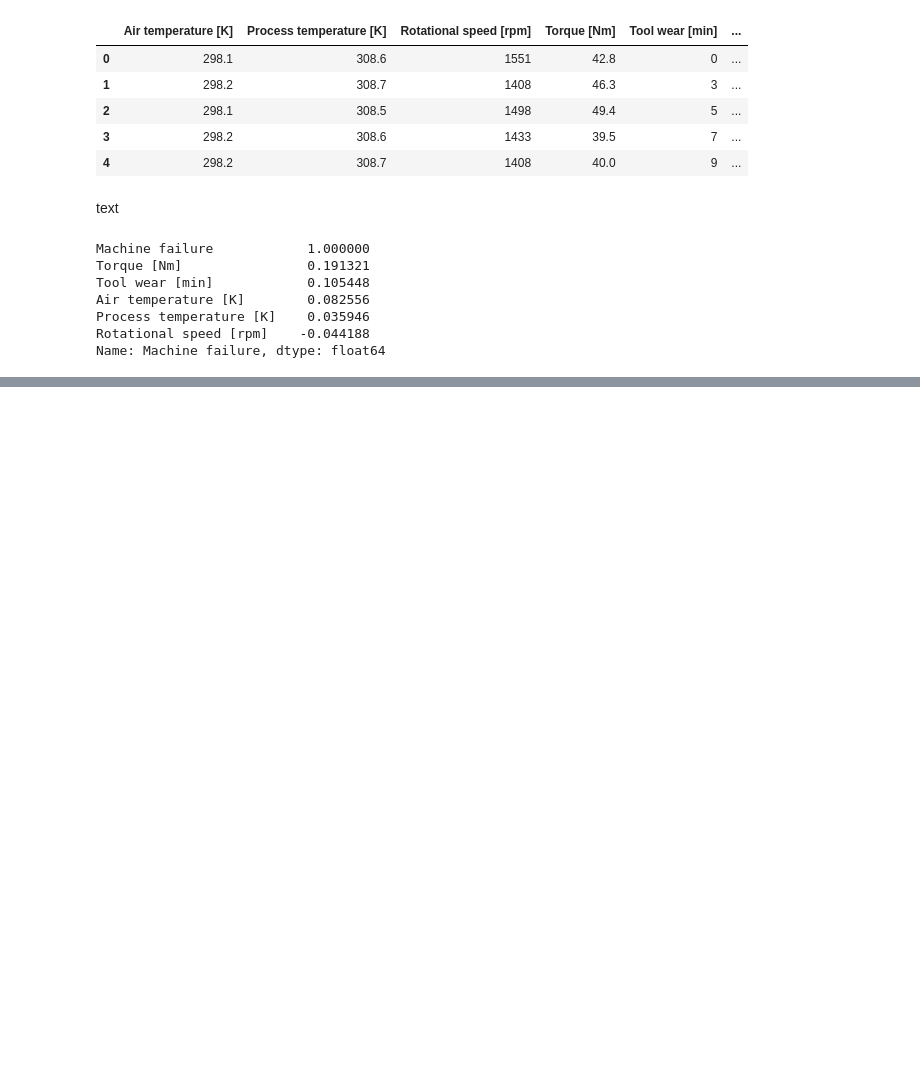
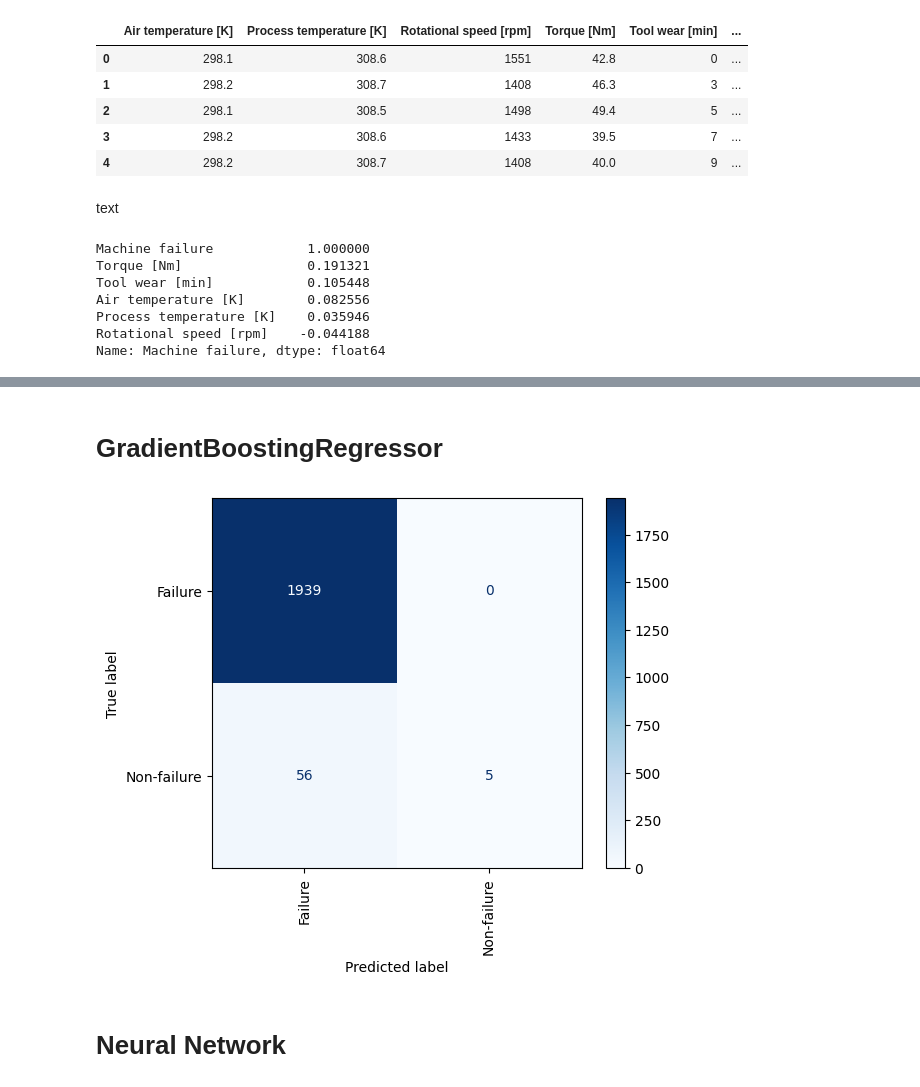
Before and after one commit to sPedersennn/AML-Exam-2024, a Jupyter notebook: exam.ipynb, the cells around one changed output, grey strips where cells are left out. Saved outputs shown, nothing was run; the diff lists cells and outputs as text; code cells hidden in the pictures; blank space fills up the shorter version.

```diff
--- a/exam.ipynb
+++ b/exam.ipynb
@@ -36,0 +126,21 @@ Name: Machine failure, dtype: float64
+# %% [markdown]
+# GradientBoostingRegressor
+# %%
+from sklearn.ensemble import GradientBoostingRegressor
+
+gbr_model = GradientBoostingRegressor(random_state=42)
+gbr_model.fit(X_train, y_train)
+
+y_pred = gbr_model.predict(X_test)
+# %%
+from sklearn.metrics import ConfusionMatrixDisplay as cmd
+
+sns.reset_orig()
+y_predicted = gbr_model.predict(X_test) >= 1
+labels = ['Failure', 'Non-failure']
+cmd.from_predictions(y_test, y_predicted, display_labels=labels, cmap='Blues', xticks_rotation='vertical')
+plt.show()
+# %% [output]
+[figure, added]
+# %% [markdown]
+# Neural Network
```
Also changed, not shown: parts of 13 cells of this notebook.
